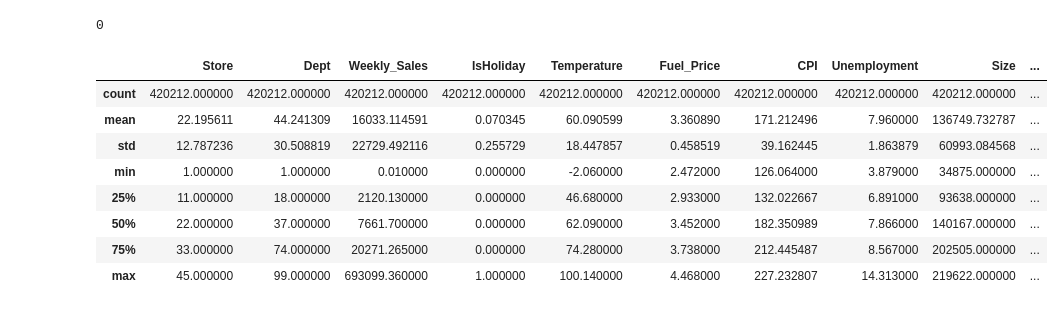
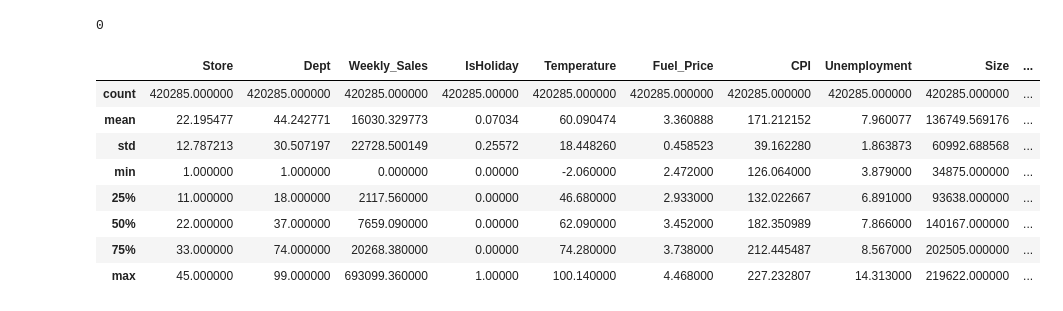
Before and after one commit to opread/retail_kaggle, a Jupyter notebook: MyNotebookV2.ipynb, the cells around one changed output. Cells and saved outputs as stored; diff of their text form; code cells hidden in the pictures.

```diff
--- a/MyNotebookV2.ipynb
+++ b/MyNotebookV2.ipynb
@@ -149 +153,11 @@ IsHoliday         0
 dtype: int64
+# %%
+## I don't intend to use so instead of replacing na-s with 0 I better drop them all
+markdown_cols = features.filter(like='MarkDown').columns
+for column in markdown_cols:
+     features = features.drop(column,axis=1)
+
+# On features Fill na gaps forward on CPI and Unemployment, Data seems sorted by date already
+# https://pandas.pydata.org/pandas-docs/stable/user_guide/missing_data.html
+features['CPI'] = features['CPI'].fillna(method='pad')
+features['Unemployment'] = features['Unemployment'].fillna(method='pad')
@@ -181,34 +200,36 @@ sales.isna().sum().sum()
 # %%
 # merge left all tables, use only keys from left frame, similar to a SQL left outer join; preserve key order.
 
 retail = pd.merge(sales, features, how = 'left', on = ['Store', 'Date', 'IsHoliday'])
 retail = pd.merge(retail, stores, how = 'left', on = ['Store'])
 
 # format date in datetime, we need it to extract Year and Year week later to split the data in train, test
 retail['Date'] = pd.to_datetime(retail['Date'])
 retail['Year'] = pd.DatetimeIndex(retail['Date']).year
 retail['Year-Week'] = retail['Date'].dt.strftime('%Y-%U')
 
-# I noticed there are Sales figures that are 0 or even negative, cleanup:
-retail = retail[retail['Weekly_Sales'].gt(0)]
-
-# On features Fill na gaps forward on CPI and Unemployment, Data seems sorted by date already
-# https://pandas.pydata.org/pandas-docs/stable/user_guide/missing_data.html
-retail['CPI'] = retail['CPI'].fillna(method='pad')
-retail['Unemployment'] = retail['Unemployment'].fillna(method='pad')
+# I noticed there are Sales figures that are negative, cleanup:
+retail = retail[retail['Weekly_Sales']>=0]
 
 # turn IsHoliday into an Integer, useful later for numeric computations
 retail['IsHoliday'] = retail['IsHoliday'].astype(int)
 
+# Calculate the Forward sum of sales for the next 8 weeks
+retail = retail.assign(Sales_F1=np.nan)
+
+
+# Sort by Date as the data is not ordered by Date
+retail = retail.sort_values(by=['Date'])
+
 # checkout the dataset we're going to use further
 retail.describe()
 # %% [output]
 |  | Store | Dept | Weekly_Sales | IsHoliday | Temperature | Fuel_Price | CPI | Unemployment | Size | ... |
-| count | 420212.000000 | 420212.000000 | 420212.000000 | 420212.000000 | 420212.000000 | 420212.000000 | 420212.000000 | 420212.000000 | 420212.000000 | ... |
-| mean | 22.195611 | 44.241309 | 16033.114591 | 0.070345 | 60.090599 | 3.360890 | 171.212496 | 7.960000 | 136749.732787 | ... |
-| std | 12.787236 | 30.508819 | 22729.492116 | 0.255729 | 18.447857 | 0.458519 | 39.162445 | 1.863879 | 60993.084568 | ... |
-| min | 1.000000 | 1.000000 | 0.010000 | 0.000000 | -2.060000 | 2.472000 | 126.064000 | 3.879000 | 34875.000000 | ... |
-| 25% | 11.000000 | 18.000000 | 2120.130000 | 0.000000 | 46.680000 | 2.933000 | 132.022667 | 6.891000 | 93638.000000 | ... |
-| 50% | 22.000000 | 37.000000 | 7661.700000 | 0.000000 | 62.090000 | 3.452000 | 182.350989 | 7.866000 | 140167.000000 | ... |
-| 75% | 33.000000 | 74.000000 | 20271.265000 | 0.000000 | 74.280000 | 3.738000 | 212.445487 | 8.567000 | 202505.000000 | ... |
-| max | 45.000000 | 99.000000 | 693099.360000 | 1.000000 | 100.140000 | 4.468000 | 227.232807 | 14.313000 | 219622.000000 | ... |
+| count | 420285.000000 | 420285.000000 | 420285.000000 | 420285.00000 | 420285.000000 | 420285.000000 | 420285.000000 | 420285.000000 | 420285.000000 | ... |
+| mean | 22.195477 | 44.242771 | 16030.329773 | 0.07034 | 60.090474 | 3.360888 | 171.212152 | 7.960077 | 136749.569176 | ... |
+| std | 12.787213 | 30.507197 | 22728.500149 | 0.25572 | 18.448260 | 0.458523 | 39.162280 | 1.863873 | 60992.688568 | ... |
+| min | 1.000000 | 1.000000 | 0.000000 | 0.00000 | -2.060000 | 2.472000 | 126.064000 | 3.879000 | 34875.000000 | ... |
+| 25% | 11.000000 | 18.000000 | 2117.560000 | 0.00000 | 46.680000 | 2.933000 | 132.022667 | 6.891000 | 93638.000000 | ... |
+| 50% | 22.000000 | 37.000000 | 7659.090000 | 0.00000 | 62.090000 | 3.452000 | 182.350989 | 7.866000 | 140167.000000 | ... |
+| 75% | 33.000000 | 74.000000 | 20268.380000 | 0.00000 | 74.280000 | 3.738000 | 212.445487 | 8.567000 | 202505.000000 | ... |
+| max | 45.000000 | 99.000000 | 693099.360000 | 1.00000 | 100.140000 | 4.468000 | 227.232807 | 14.313000 | 219622.000000 | ... |
```
Also changed, not shown: parts of 31 cells of this notebook, 3 other files.
